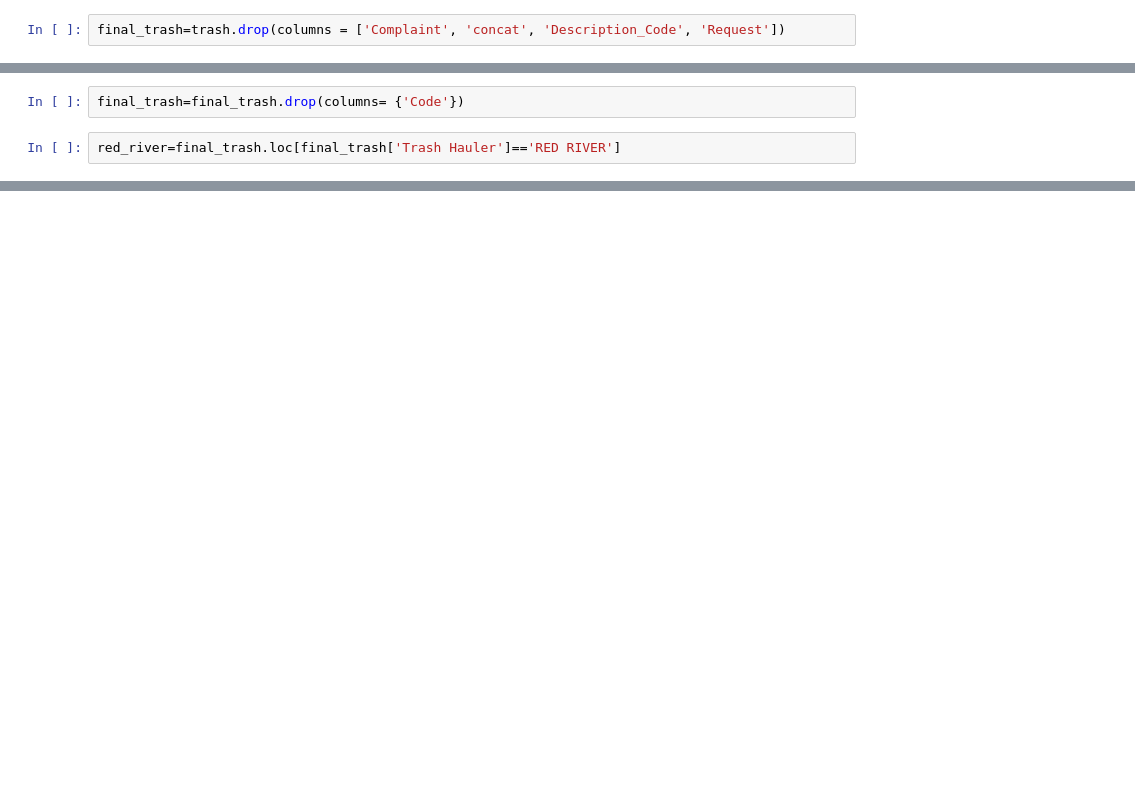
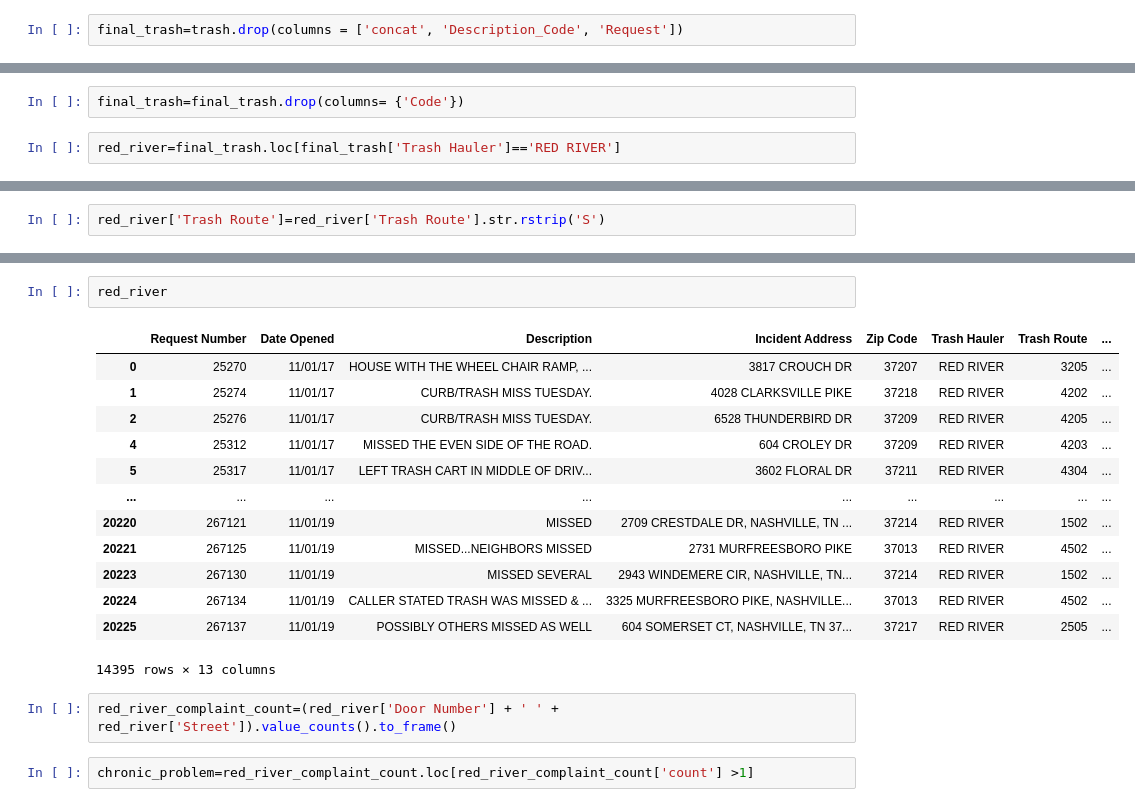
Before and after one commit to NSS-Full-Time-Data-Analytics-14/trash-haulers-snickers, a Jupyter notebook: notebooks/trash_hauler_report.ipynb, the cells around one changed output, grey strips where cells are left out. Drawn from its saved outputs; the diff is of its cells as text; blank space fills up the shorter version.

```diff
--- a/notebooks/trash_hauler_report.ipynb
+++ b/notebooks/trash_hauler_report.ipynb
@@ -109,4 +356,4 @@ trash
 # %%
-final_trash=trash.drop(columns = ['Complaint', 'concat', 'Description_Code', 'Request'])
+final_trash=trash.drop(columns = ['concat', 'Description_Code', 'Request'])
 # %%
 final_trash
@@ -120,0 +419,2 @@ red_river.info()
+# %%
+red_river['Trash Route']=red_river['Trash Route'].str.rstrip('S')
@@ -120,0 +454,20 @@ red_river.info()
+# %%
+red_river
+# %% [output]
+|  | Request Number | Date Opened | Description | Incident Address | Zip Code | Trash Hauler | Trash Route | ... |
+| 0 | 25270 | 11/01/17 | HOUSE WITH THE WHEEL CHAIR RAMP, ... | 3817 CROUCH DR | 37207 | RED RIVER | 3205 | ... |
+| 1 | 25274 | 11/01/17 | CURB/TRASH MISS TUESDAY. | 4028 CLARKSVILLE PIKE | 37218 | RED RIVER | 4202 | ... |
+| 2 | 25276 | 11/01/17 | CURB/TRASH MISS TUESDAY. | 6528 THUNDERBIRD DR | 37209 | RED RIVER | 4205 | ... |
+| 4 | 25312 | 11/01/17 | MISSED THE EVEN SIDE OF THE ROAD. | 604 CROLEY DR | 37209 | RED RIVER | 4203 | ... |
+| 5 | 25317 | 11/01/17 | LEFT TRASH CART IN MIDDLE OF DRIV... | 3602 FLORAL DR | 37211 | RED RIVER | 4304 | ... |
+| ... | ... | ... | ... | ... | ... | ... | ... | ... |
+| 20220 | 267121 | 11/01/19 | MISSED | 2709 CRESTDALE DR, NASHVILLE, TN ... | 37214 | RED RIVER | 1502 | ... |
+| 20221 | 267125 | 11/01/19 | MISSED...NEIGHBORS MISSED | 2731 MURFREESBORO PIKE | 37013 | RED RIVER | 4502 | ... |
+| 20223 | 267130 | 11/01/19 | MISSED SEVERAL | 2943 WINDEMERE CIR, NASHVILLE, TN... | 37214 | RED RIVER | 1502 | ... |
+| 20224 | 267134 | 11/01/19 | CALLER STATED TRASH WAS MISSED & ... | 3325 MURFREESBORO PIKE, NASHVILLE... | 37013 | RED RIVER | 4502 | ... |
+| 20225 | 267137 | 11/01/19 | POSSIBLY OTHERS MISSED AS WELL | 604 SOMERSET CT, NASHVILLE, TN 37... | 37217 | RED RIVER | 2505 | ... |
+14395 rows × 13 columns
+# %%
+red_river_complaint_count=(red_river['Door Number'] + ' ' + red_river['Street']).value_counts().to_frame()
+# %%
+chronic_problem=red_river_complaint_count.loc[red_river_complaint_count['count'] >1]
```
Also changed, not shown: parts of 44 cells of this notebook.
